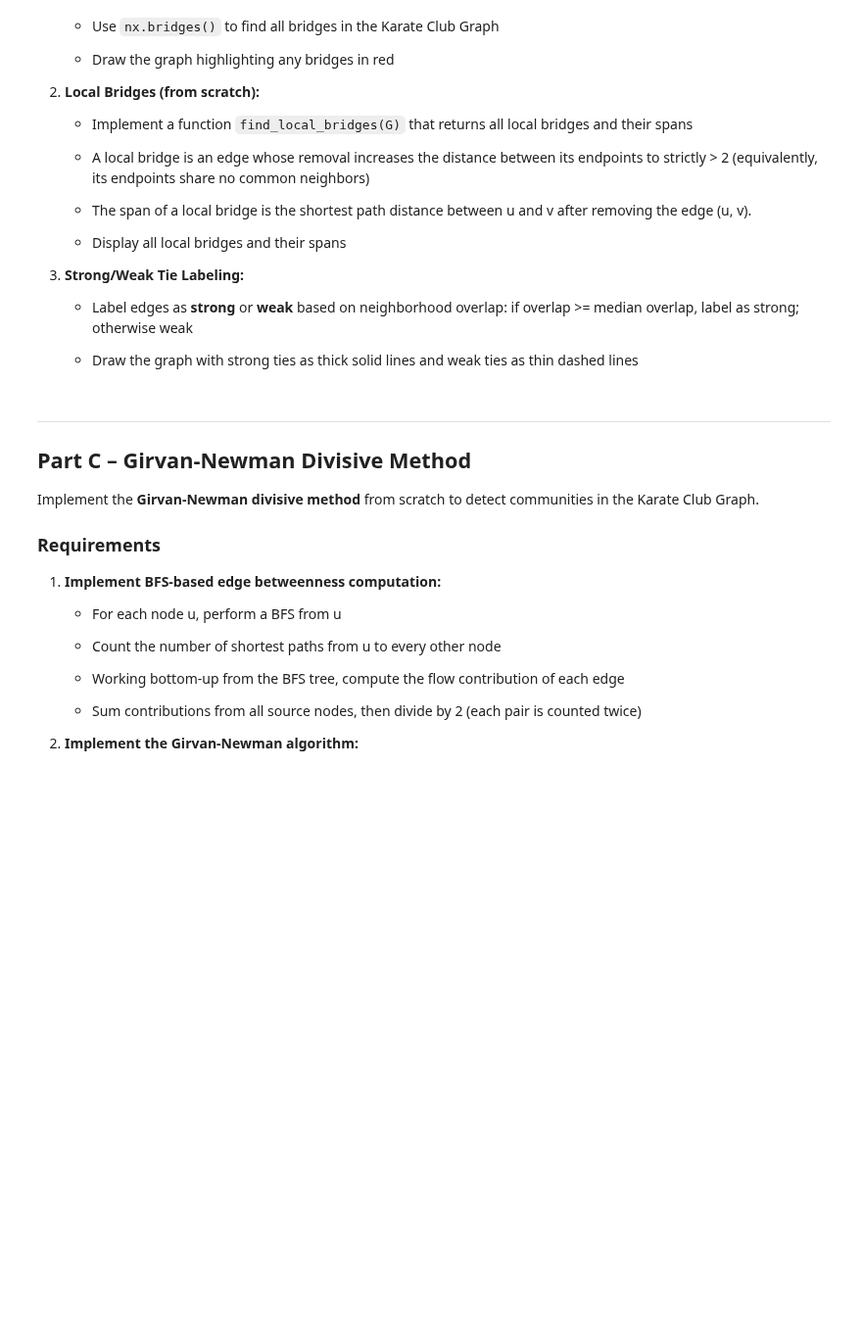
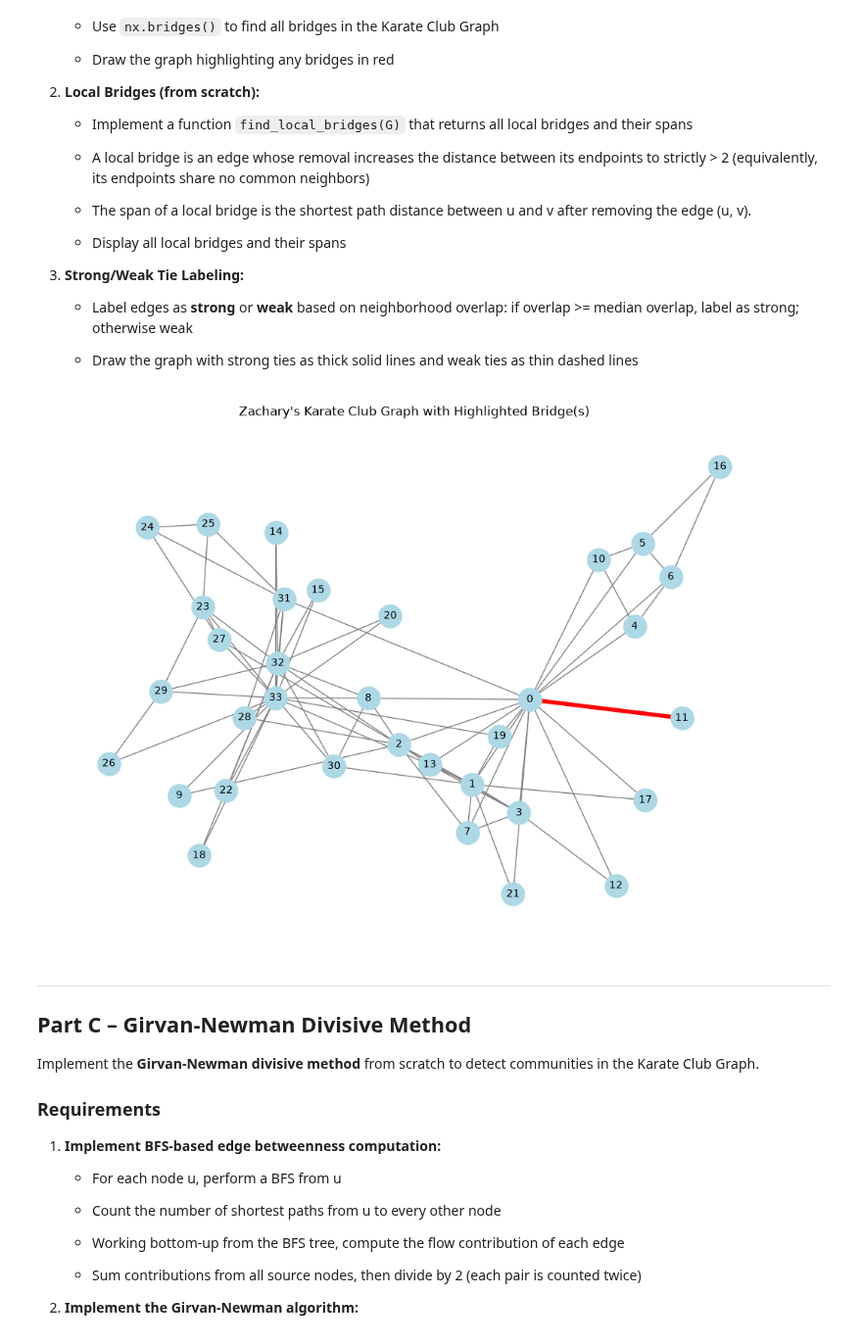
Before and after one commit to Guederas/CECS-427---Group-Project, a Jupyter notebook: Assignment2_427_Group2.ipynb, the cells around one changed output. Shown at 98% size. Cells and saved outputs as stored; diff of their text form; code cells hidden in the pictures; blank space fills up the shorter version.

```diff
--- a/Assignment2_427_Group2.ipynb
+++ b/Assignment2_427_Group2.ipynb
@@ -209,3 +205,27 @@ The edge with lowest non-zero neighborhood overlap is (2, 32): 0.05
+# %%
+# B1 - Bridges
+# Saving the bridge(s) in the graph
+bridges = list(nx.bridges(G))
+
+# Draw graph highlighting the bridges
+plt.figure(figsize=(10, 7))
+pos = nx.spring_layout(G, seed=126)
+nx.draw(G, pos, with_labels=True, node_color='lightblue',
+        node_size=500, font_size=10, edge_color='gray', )
+
+# Overlay just the highlighted edge on top
+nx.draw_networkx_edges(
+    G,
+    pos,
+    edgelist=bridges,
+    edge_color='red',
+    width=4.0
+)
+
+plt.title("Zachary's Karate Club Graph with Highlighted Bridge(s)")
+plt.show()
+# %% [output]
+[figure, added]
 # %%
 # B2 - Local Bridges (from scratch)
 
```
Also changed, not shown: parts of 1 cell of this notebook.
